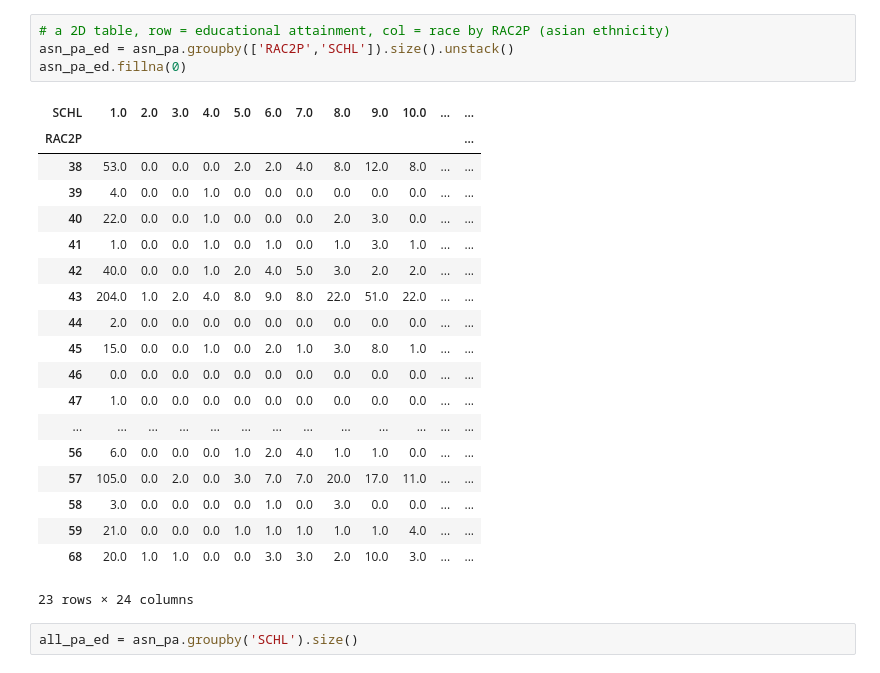
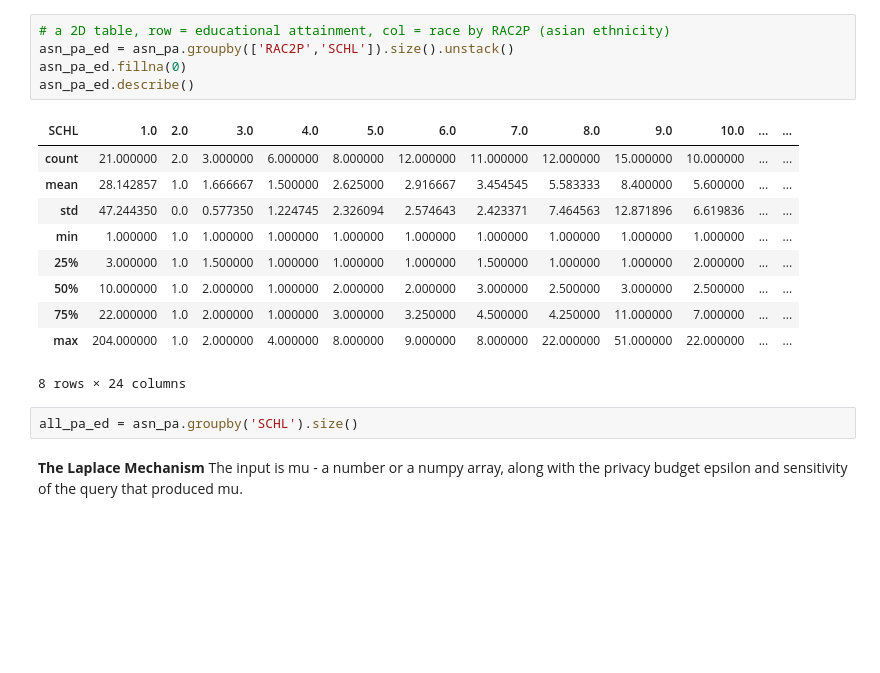
Before and after one commit to umadesai/census-dp, a Jupyter notebook: notebooks/dp-test-1.ipynb, the cells around one changed output. Drawn from its saved outputs; the diff is of its cells as text; blank space fills up the shorter version.

```diff
--- a/notebooks/dp-test-1.ipynb
+++ b/notebooks/dp-test-1.ipynb
@@ -18,29 +22,24 @@ asn_pa.groupby('RAC2P').count().head(1)
 # %%
 # a 2D table, row = educational attainment, col = race by RAC2P (asian ethnicity)
 asn_pa_ed = asn_pa.groupby(['RAC2P','SCHL']).size().unstack()
 asn_pa_ed.fillna(0)
+asn_pa_ed.describe()
 # %% [output]
 | SCHL | 1.0 | 2.0 | 3.0 | 4.0 | 5.0 | 6.0 | 7.0 | 8.0 | 9.0 | 10.0 | ... | ... |
-| RAC2P |  |  |  |  |  |  |  |  |  |  |  | ... |
-| 38 | 53.0 | 0.0 | 0.0 | 0.0 | 2.0 | 2.0 | 4.0 | 8.0 | 12.0 | 8.0 | ... | ... |
-| 39 | 4.0 | 0.0 | 0.0 | 1.0 | 0.0 | 0.0 | 0.0 | 0.0 | 0.0 | 0.0 | ... | ... |
-| 40 | 22.0 | 0.0 | 0.0 | 1.0 | 0.0 | 0.0 | 0.0 | 2.0 | 3.0 | 0.0 | ... | ... |
-| 41 | 1.0 | 0.0 | 0.0 | 1.0 | 0.0 | 1.0 | 0.0 | 1.0 | 3.0 | 1.0 | ... | ... |
-| 42 | 40.0 | 0.0 | 0.0 | 1.0 | 2.0 | 4.0 | 5.0 | 3.0 | 2.0 | 2.0 | ... | ... |
-| 43 | 204.0 | 1.0 | 2.0 | 4.0 | 8.0 | 9.0 | 8.0 | 22.0 | 51.0 | 22.0 | ... | ... |
-| 44 | 2.0 | 0.0 | 0.0 | 0.0 | 0.0 | 0.0 | 0.0 | 0.0 | 0.0 | 0.0 | ... | ... |
-| 45 | 15.0 | 0.0 | 0.0 | 1.0 | 0.0 | 2.0 | 1.0 | 3.0 | 8.0 | 1.0 | ... | ... |
-| 46 | 0.0 | 0.0 | 0.0 | 0.0 | 0.0 | 0.0 | 0.0 | 0.0 | 0.0 | 0.0 | ... | ... |
-| 47 | 1.0 | 0.0 | 0.0 | 0.0 | 0.0 | 0.0 | 0.0 | 0.0 | 0.0 | 0.0 | ... | ... |
-| ... | ... | ... | ... | ... | ... | ... | ... | ... | ... | ... | ... | ... |
-| 56 | 6.0 | 0.0 | 0.0 | 0.0 | 1.0 | 2.0 | 4.0 | 1.0 | 1.0 | 0.0 | ... | ... |
-| 57 | 105.0 | 0.0 | 2.0 | 0.0 | 3.0 | 7.0 | 7.0 | 20.0 | 17.0 | 11.0 | ... | ... |
-| 58 | 3.0 | 0.0 | 0.0 | 0.0 | 0.0 | 1.0 | 0.0 | 3.0 | 0.0 | 0.0 | ... | ... |
-| 59 | 21.0 | 0.0 | 0.0 | 0.0 | 1.0 | 1.0 | 1.0 | 1.0 | 1.0 | 4.0 | ... | ... |
-| 68 | 20.0 | 1.0 | 1.0 | 0.0 | 0.0 | 3.0 | 3.0 | 2.0 | 10.0 | 3.0 | ... | ... |
+| count | 21.000000 | 2.0 | 3.000000 | 6.000000 | 8.000000 | 12.000000 | 11.000000 | 12.000000 | 15.000000 | 10.000000 | ... | ... |
+| mean | 28.142857 | 1.0 | 1.666667 | 1.500000 | 2.625000 | 2.916667 | 3.454545 | 5.583333 | 8.400000 | 5.600000 | ... | ... |
+| std | 47.244350 | 0.0 | 0.577350 | 1.224745 | 2.326094 | 2.574643 | 2.423371 | 7.464563 | 12.871896 | 6.619836 | ... | ... |
+| min | 1.000000 | 1.0 | 1.000000 | 1.000000 | 1.000000 | 1.000000 | 1.000000 | 1.000000 | 1.000000 | 1.000000 | ... | ... |
+| 25% | 3.000000 | 1.0 | 1.500000 | 1.000000 | 1.000000 | 1.000000 | 1.500000 | 1.000000 | 1.000000 | 2.000000 | ... | ... |
+| 50% | 10.000000 | 1.0 | 2.000000 | 1.000000 | 2.000000 | 2.000000 | 3.000000 | 2.500000 | 3.000000 | 2.500000 | ... | ... |
+| 75% | 22.000000 | 1.0 | 2.000000 | 1.000000 | 3.000000 | 3.250000 | 4.500000 | 4.250000 | 11.000000 | 7.000000 | ... | ... |
+| max | 204.000000 | 1.0 | 2.000000 | 4.000000 | 8.000000 | 9.000000 | 8.000000 | 22.000000 | 51.000000 | 22.000000 | ... | ... |
-23 rows × 24 columns
+8 rows × 24 columns
 # %%
 all_pa_ed = asn_pa.groupby('SCHL').size()
+# %% [markdown]
+**The Laplace Mechanism**
+The input is mu - a number or a numpy array, along with the privacy budget epsilon and sensitivity of the query that produced mu.
 # %%
 def laplace_mech(mu, epsilon, sensitivity=1.0):
     """Implementation of the Laplace Mechanism that adds Laplacian-distributed noise to a function.
```
Also changed, not shown: parts of 13 cells of this notebook.
